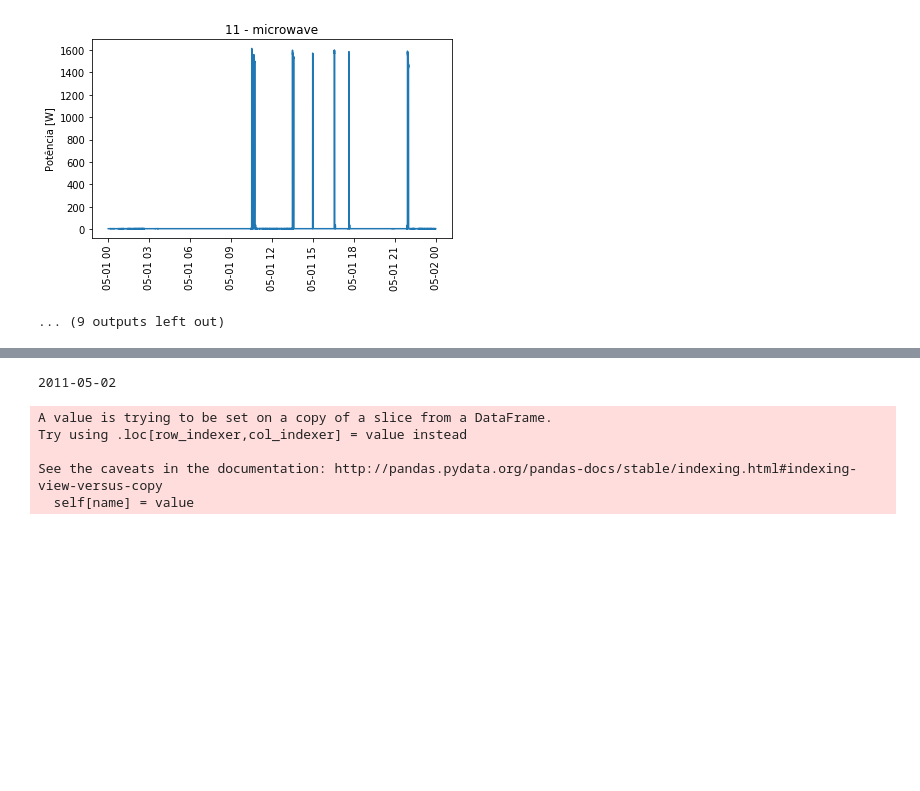
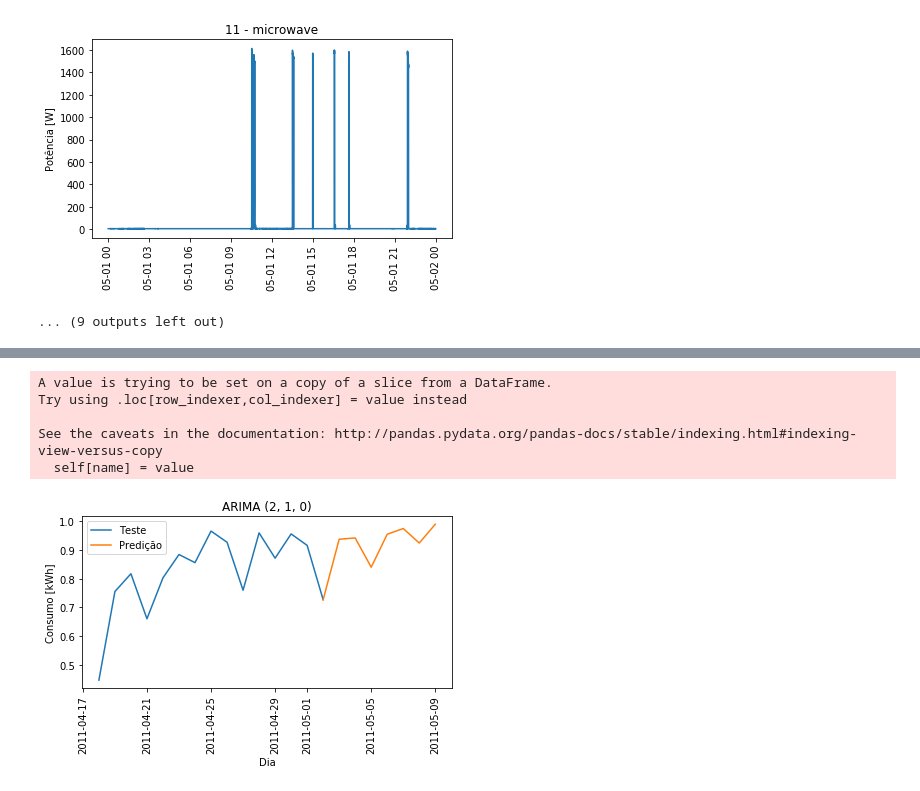
Before and after one commit to tiagoyukio12/TCC-2019, a Jupyter notebook: predicao/predicao.ipynb, the cells around one changed output, grey strips where cells are left out. Saved outputs shown, nothing was run; the diff lists cells and outputs as text; code cells hidden in the pictures; blank space fills up the shorter version.

```diff
--- a/predicao/predicao.ipynb
+++ b/predicao/predicao.ipynb
@@ -143,25 +156,57 @@ for i in range(len(channels)):
 # %%
 # ARMA and ARIMA forecast
-import datetime
 import copy
 
 daysPredicted = 7
 iChannel = 5
 
-test = dayCons[iChannel].iloc[:15, :]
+query = qry_daily_cons_channel('2011-04-17', '2011-05-25', iChannel)
+cons = pd.read_csv(StringIO(query), delimiter=',', header=0, usecols=[1, 2])
+cons.t = pd.to_datetime(cons.t)
+
+test = cons.iloc[:15, :]
 test.t = test.t.dt.date
 
 date = test.t.iloc[-1]
-print(date)
 predictDates = []
 for i in range(daysPredicted + 1):
     predictDates.append(date)
     date += datetime.timedelta(days=1)
 # %% [output]
-2011-05-02
+A value is trying to be set on a copy of a slice from a DataFrame.
+Try using .loc[row_indexer,col_indexer] = value instead
+
+See the caveats in the documentation: http://pandas.pydata.org/pandas-docs/stable/indexing.html#indexing-view-versus-copy
+  self[name] = value
-A value is trying to be set on a copy of a slice from a DataFrame.
-Try using .loc[row_indexer,col_indexer] = value instead
-
-See the caveats in the documentation: http://pandas.pydata.org/pandas-docs/stable/indexing.html#indexing-view-versus-copy
-  self[name] = value
+# %%
+def qry_ARIMA(daysPredicted, pdq):
+    model = ARIMA(test.energy, pdq)
+    model_fit = model.fit(disp=0)
+
+    predicted = model_fit.forecast(daysPredicted)
+
+    predictCons = copy.deepcopy(predicted[0])
+    predictCons = np.insert(predictCons, 0, test.energy.iloc[-1])
+
+    result = pd.DataFrame(np.transpose([predictDates, predictCons]))
+    result.columns = ['t', 'energy']
+
+    return result.to_csv()
+
+
+query = qry_ARIMA(7, (2, 1, 0))
+predict = pd.read_csv(StringIO(query), delimiter=',', header=0, usecols=[1, 2])
+predict.t = pd.to_datetime(predict.t)
+
+plt.title('ARIMA (2, 1, 0)')
+plt.plot(test.t.values, test.energy.values)
+plt.plot(predict.t, predict.energy)
+
+plt.legend(('Teste', 'Predição'))
+plt.ylabel('Consumo [kWh]')
+plt.xlabel('Dia')
+plt.xticks(rotation=90)
+plt.savefig('plot/ARIMA/arima210.png')
+# %% [output]
+[figure, added]
 # %%
```
Also changed, not shown: parts of 9 cells of this notebook.
